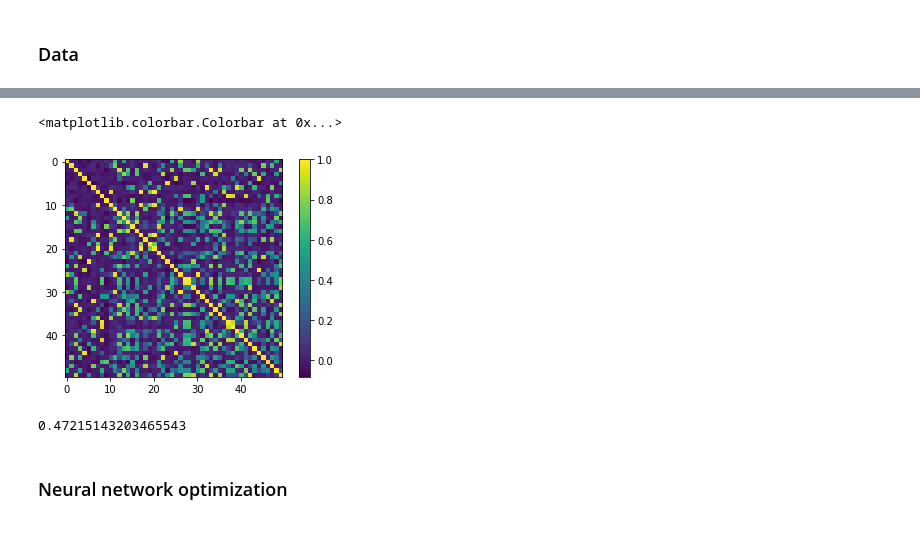
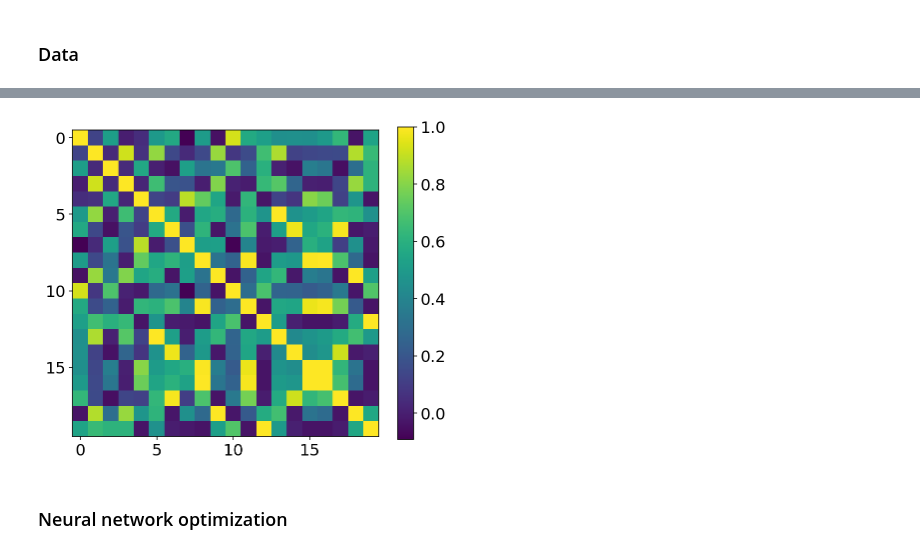
Before and after one commit to Intelligent-Systems-Phystech/2018-Isachenko-QPFSNewton, a Jupyter notebook: code/NeuralNetsQPFS.ipynb, the cells around one changed output, grey strips where cells are left out. Drawn from its saved outputs; the diff is of its cells as text; code cells hidden in the pictures.

```diff
--- a/code/NeuralNetsQPFS.ipynb
+++ b/code/NeuralNetsQPFS.ipynb
@@ -39,12 +44,18 @@ X_col = generate_collinear_features(40, X)
 X = np.hstack([X, X_col])
 
 n_samples, n_features = X.shape
-# %%
-plt.imshow(np.corrcoef(X.T))
-plt.colorbar()
-# %% [output]
-<matplotlib.colorbar.Colorbar at 0x...>
-[figure, removed]
+# %%
+plt.figure(figsize=(6, 5))
+plt.imshow(np.corrcoef(X.T)[10:30, 10:30])
+plt.xticks((0, 5, 10, 15), fontsize=16)
+plt.yticks((0, 5, 10, 15), fontsize=16)
+cbar = plt.colorbar()
+cbar.ax.tick_params(labelsize=16)
+plt.tight_layout()
+plt.savefig('figs/corr.eps', format='eps')
+plt.show()
+# %% [output]
+[figure, added]
 # %%
 n_hidden = 40
 n_out = 2
@@ -69,8 +80,4 @@ y = act2.forward(layer2.forward(act1.forward(layer1.forward(X)))) + np.random.ra
 y = (y > 0.5).astype(float)
-# %%
-y.mean()
-# %% [output]
-0.47215143203465543
 # %% [markdown]
 ### Neural network optimization
 # %%
```
Also changed, not shown: parts of 42 cells of this notebook, 11 other files.
